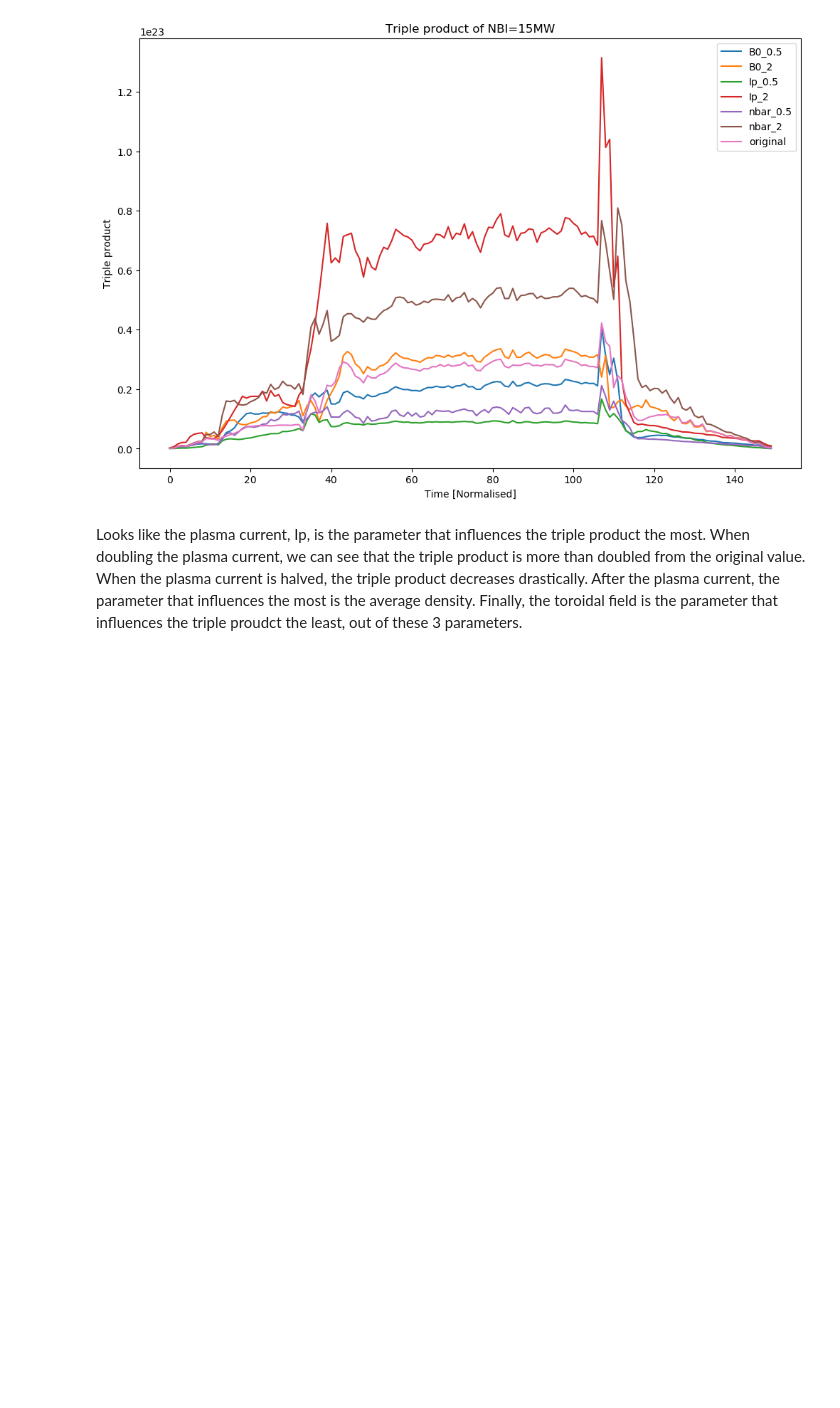
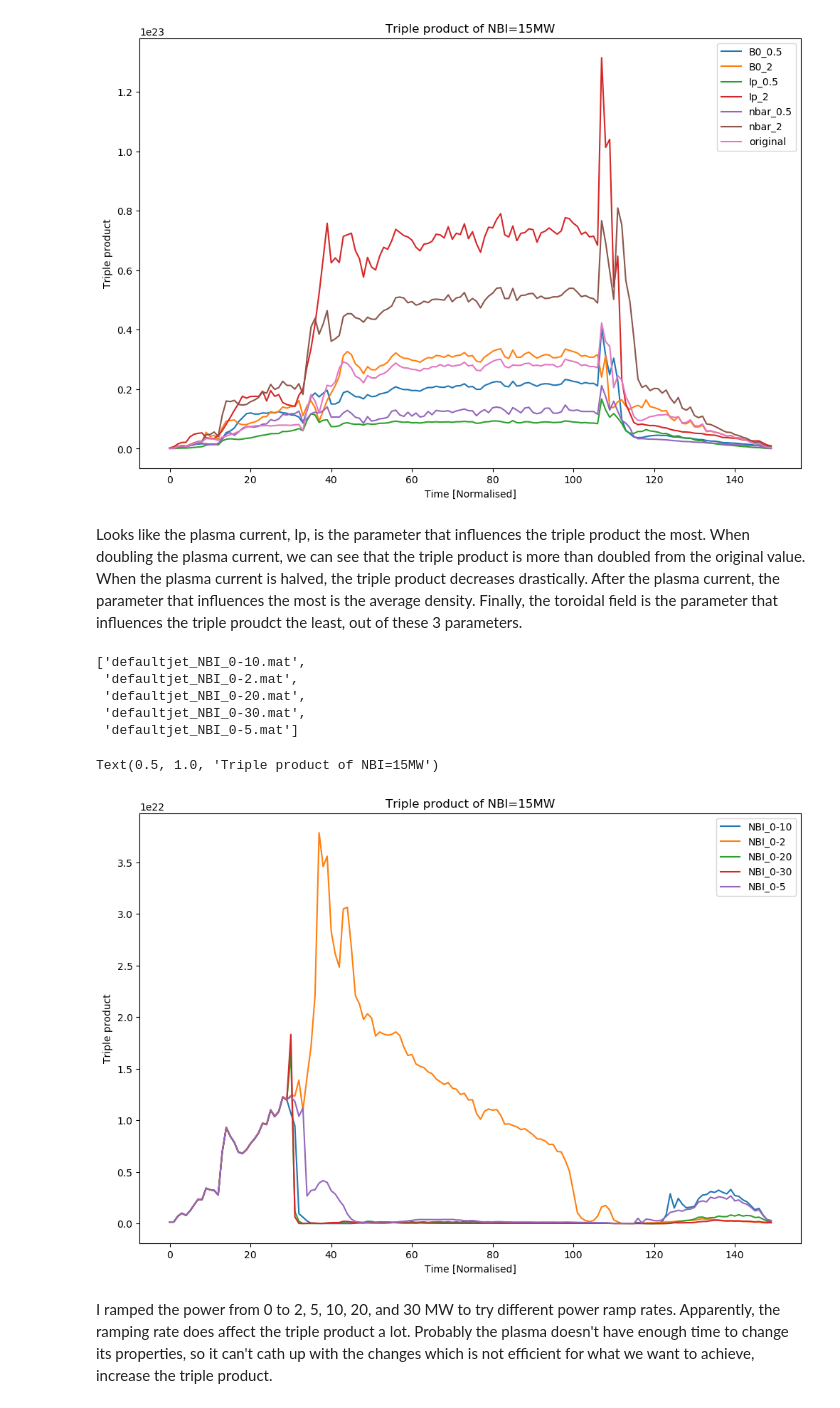
Before and after one commit to hectorjassog/uoy_mcf_labs, a Jupyter notebook: week2/code/mcf_labs_week_2_analysis.ipynb, the cells around one changed output. Saved outputs shown, nothing was run; the diff lists cells and outputs as text; code cells hidden in the pictures; blank space fills up the shorter version.

Commit message:
power ramping

```diff
--- a/week2/code/mcf_labs_week_2_analysis.ipynb
+++ b/week2/code/mcf_labs_week_2_analysis.ipynb
@@ -181,3 +181,35 @@ Text(0.5, 1.0, 'Triple product of NBI=15MW')
 [figure]
 # %% [markdown]
 Looks like the plasma current, Ip, is the parameter that influences the triple product the most. When doubling the plasma current, we can see that the triple product is more than doubled from the original value. When the plasma current is halved, the triple product decreases drastically. After the plasma current, the parameter that influences the most is the average density. Finally, the toroidal field is the parameter that influences the triple proudct the least, out of these 3 parameters.
+# %%
+power_ramping_data_path = os.path.dirname(os.path.abspath("__file__")) + "/../data/power_ramping/"
+power_ramping_data_files = [f for f in os.listdir(power_ramping_data_path) if os.path.isfile(os.path.join(power_ramping_data_path, f))]
+try:
+    power_ramping_data_files.remove('defaultjet_0.mat') # This is the sames as the nbi 15 file
+    power_ramping_data_files.remove("defaultjet.mat") # This is the sames as the nbi 15 file
+except:
+    pass
+power_ramping_data_files.sort()
+power_ramping_data_files
+# %% [output]
+['defaultjet_NBI_0-10.mat',
+ 'defaultjet_NBI_0-2.mat',
+ 'defaultjet_NBI_0-20.mat',
+ 'defaultjet_NBI_0-30.mat',
+ 'defaultjet_NBI_0-5.mat']
+# %%
+fig = plt.figure(figsize=(12,8), dpi=100, facecolor="w", edgecolor="k")
+for file in power_ramping_data_files:
+    nbi_value = get_value_from_file(file)
+    tp_array = get_triple_product(file, "power_ramping")
+    tp = tp_array[:, -1]
+    plt.plot(tp, label=nbi_value)
+plt.xlabel("Time [Normalised]")
+plt.ylabel("Triple product")
+plt.legend(loc="best")
+plt.title("Triple product of NBI=15MW")
+# %% [output]
+Text(0.5, 1.0, 'Triple product of NBI=15MW')
+[figure, added]
+# %% [markdown]
+I ramped the power from 0 to 2, 5, 10, 20, and 30 MW to try different power ramp rates. Apparently, the ramping rate does affect the triple product a lot. Probably the plasma doesn't have enough time to change its properties, so it can't cath up with the changes which is not efficient for what we want to achieve, increase the triple product.
```
Also changed, not shown: 5 other files.
